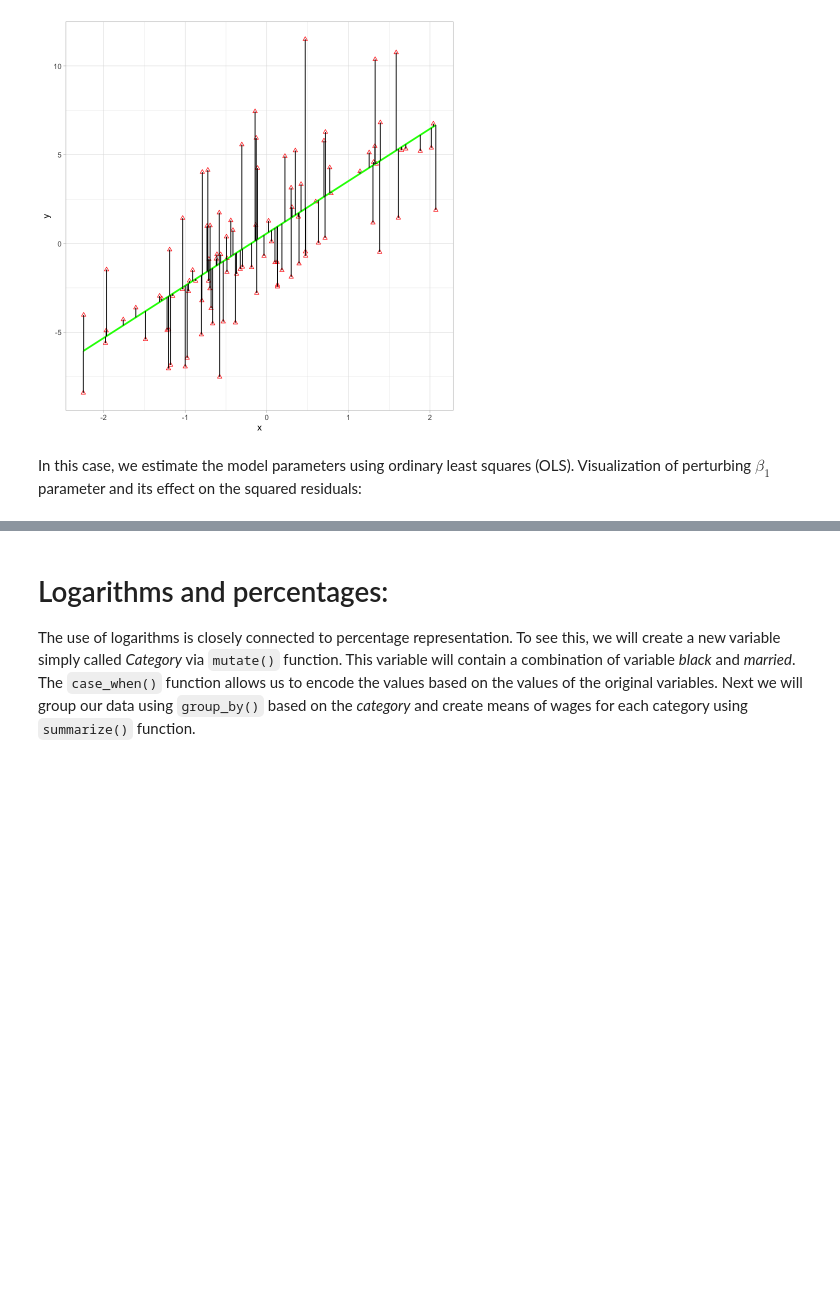
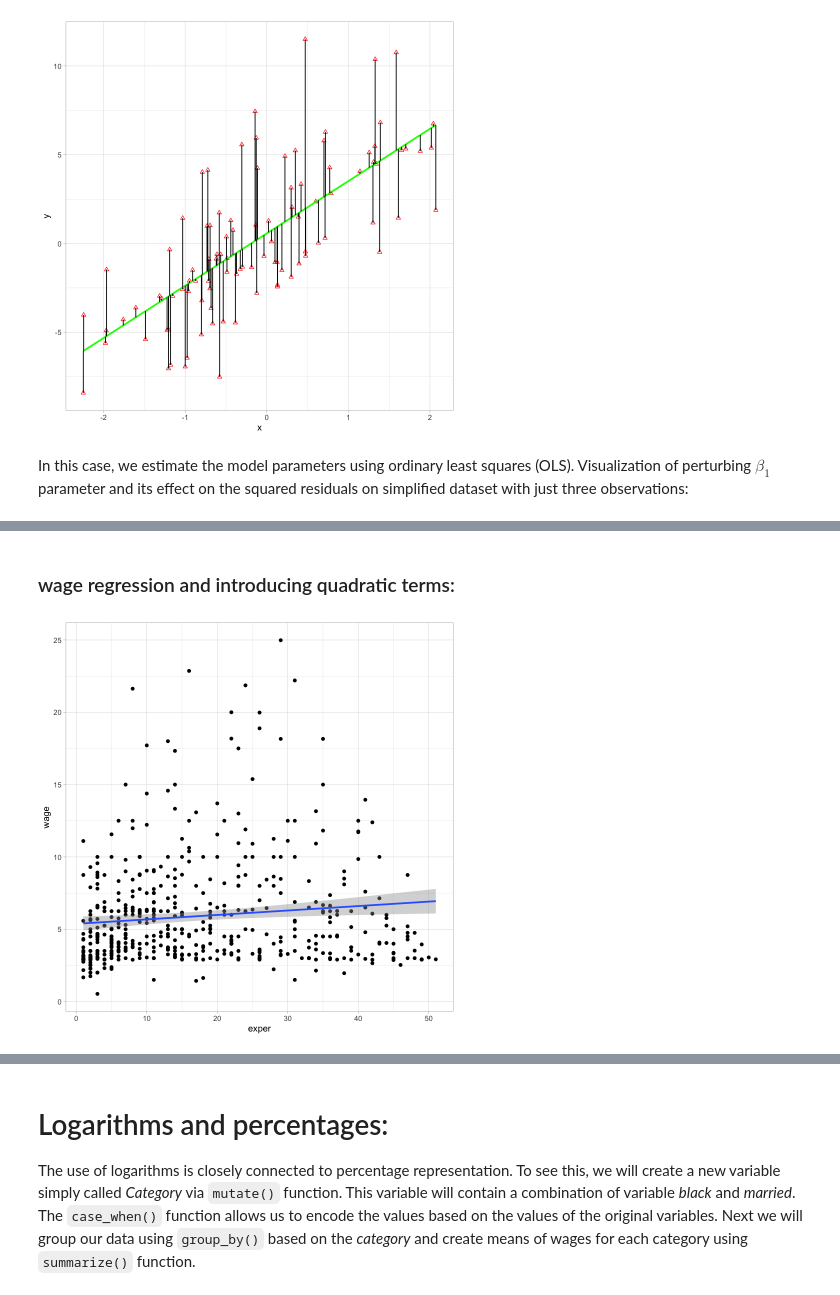
Before and after one commit to KavrikDominik/4EK621, a Jupyter notebook: week_2/week_2.ipynb, the cells around one changed output, grey strips where cells are left out. Saved outputs shown, nothing was run; the diff lists cells and outputs as text; code cells hidden in the pictures; blank space fills up the shorter version.

Commit message:
adding wage regression example

```diff
--- a/week_2/week_2.ipynb
+++ b/week_2/week_2.ipynb
@@ -174,6 +174,20 @@ ggplot(data=sample, aes(x=x,y=y)) +
 `geom_smooth()` using formula 'y ~ x'
 [figure]
 # %% [markdown]
-In this case, we estimate the model parameters using ordinary least squares (OLS). Visualization of perturbing $\beta_1$ parameter and its effect on the squared residuals:
+In this case, we estimate the model parameters using ordinary least squares (OLS). Visualization of perturbing $\beta_1$ parameter and its effect on the squared residuals on simplified dataset with just three observations:
 # %% [markdown]
 ![animation.gif](animation.gif)
+# %% [markdown]
+### wage regression and introducing quadratic terms:
+# %%
+data_wage <- wooldridge::wage1
+# %%
+data_wage %>%
+  select(wage, exper) %>%
+  ggplot(aes(exper, wage))+
+  geom_point()+
+  geom_smooth(method = "lm", formula = y~ x)+
+  labs(main = "effect of experience on wage")+
+  theme_light()
+# %% [output]
+[figure, added]
```
Also changed, not shown: parts of 9 cells of this notebook.
